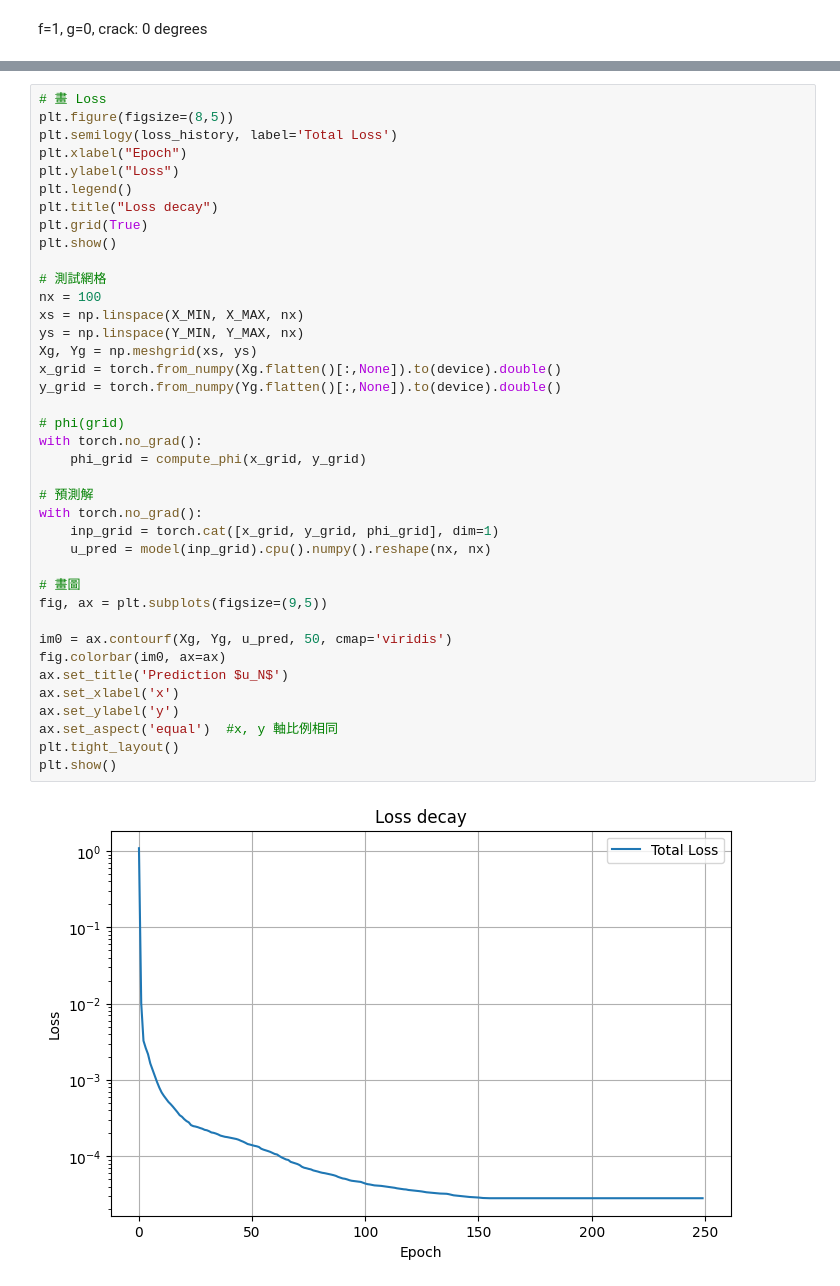
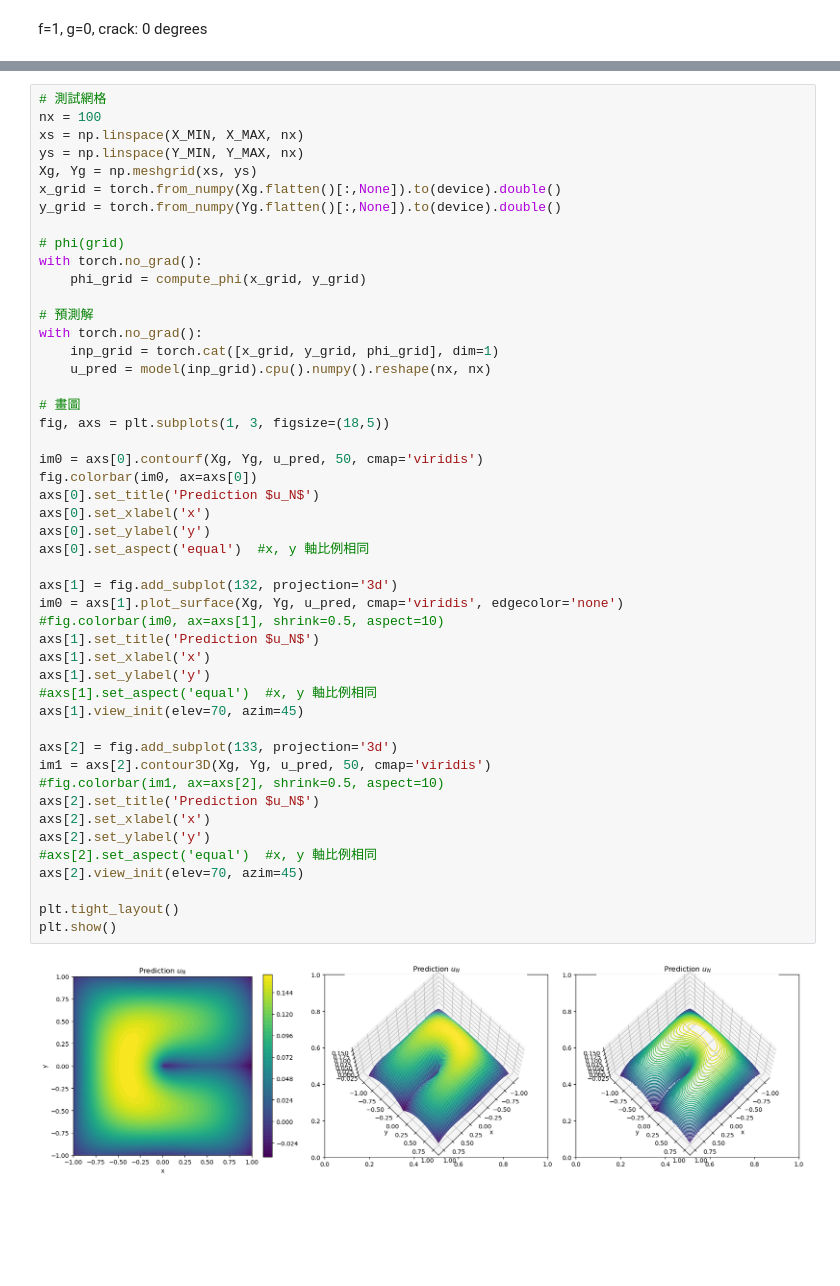
Before and after one commit to ChangEn37/PDE_PINNs, a Jupyter notebook: f1_crack_0_LBFGS.ipynb, the cells around one changed output, grey strips where cells are left out. Saved outputs shown, nothing was run; the diff lists cells and outputs as text; blank space fills up the shorter version.

```diff
--- a/f1_crack_0_LBFGS.ipynb
+++ b/f1_crack_0_LBFGS.ipynb
@@ -217,41 +273,50 @@ Training finished.
 # %%
-# 畫 Loss
-plt.figure(figsize=(8,5))
-plt.semilogy(loss_history, label='Total Loss')
-plt.xlabel("Epoch")
-plt.ylabel("Loss")
-plt.legend()
-plt.title("Loss decay")
-plt.grid(True)
-plt.show()
-
 # 測試網格
 nx = 100
 xs = np.linspace(X_MIN, X_MAX, nx)
 ys = np.linspace(Y_MIN, Y_MAX, nx)
 Xg, Yg = np.meshgrid(xs, ys)
 x_grid = torch.from_numpy(Xg.flatten()[:,None]).to(device).double()
 y_grid = torch.from_numpy(Yg.flatten()[:,None]).to(device).double()
 
 # phi(grid)
 with torch.no_grad():
     phi_grid = compute_phi(x_grid, y_grid)
 
 # 預測解
 with torch.no_grad():
     inp_grid = torch.cat([x_grid, y_grid, phi_grid], dim=1)
     u_pred = model(inp_grid).cpu().numpy().reshape(nx, nx)
 
 # 畫圖
-fig, ax = plt.subplots(figsize=(9,5))
+fig, axs = plt.subplots(1, 3, figsize=(18,5))
 
-im0 = ax.contourf(Xg, Yg, u_pred, 50, cmap='viridis')
-fig.colorbar(im0, ax=ax)
-ax.set_title('Prediction $u_N$')
-ax.set_xlabel('x')
-ax.set_ylabel('y')
-ax.set_aspect('equal')  #x, y 軸比例相同
+im0 = axs[0].contourf(Xg, Yg, u_pred, 50, cmap='viridis')
+fig.colorbar(im0, ax=axs[0])
+axs[0].set_title('Prediction $u_N$')
+axs[0].set_xlabel('x')
+axs[0].set_ylabel('y')
+axs[0].set_aspect('equal')  #x, y 軸比例相同
+
+axs[1] = fig.add_subplot(132, projection='3d')
+im0 = axs[1].plot_surface(Xg, Yg, u_pred, cmap='viridis', edgecolor='none')
+#fig.colorbar(im0, ax=axs[1], shrink=0.5, aspect=10)
+axs[1].set_title('Prediction $u_N$')
+axs[1].set_xlabel('x')
+axs[1].set_ylabel('y')
+#axs[1].set_aspect('equal')  #x, y 軸比例相同
+axs[1].view_init(elev=70, azim=45)
+
+axs[2] = fig.add_subplot(133, projection='3d')
+im1 = axs[2].contour3D(Xg, Yg, u_pred, 50, cmap='viridis')
+#fig.colorbar(im1, ax=axs[2], shrink=0.5, aspect=10)
+axs[2].set_title('Prediction $u_N$')
+axs[2].set_xlabel('x')
+axs[2].set_ylabel('y')
+#axs[2].set_aspect('equal')  #x, y 軸比例相同
+axs[2].view_init(elev=70, azim=45)
+
 plt.tight_layout()
 plt.show()
 # %% [output]
-[figure, old version]
+[figure, new version]
```
Also changed, not shown: parts of 9 cells of this notebook, 6 other files.
